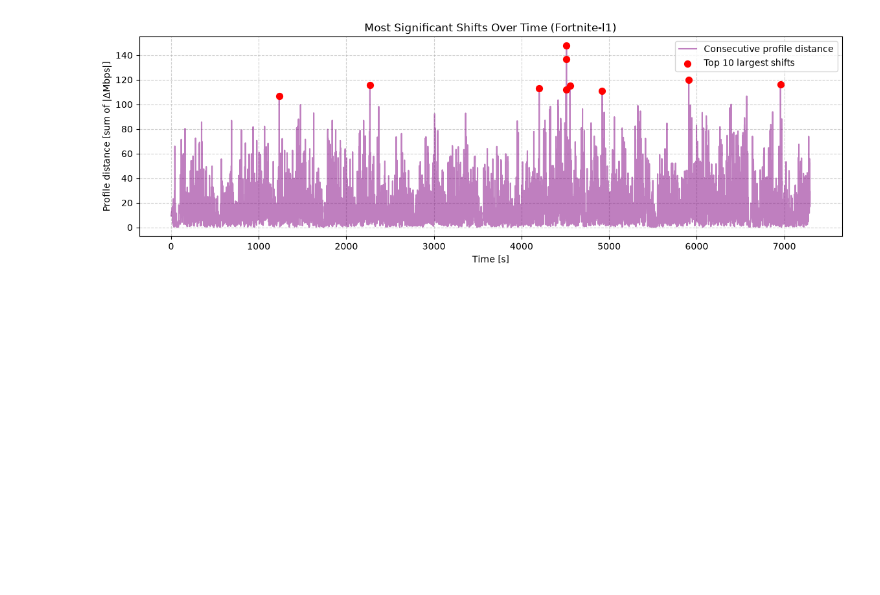
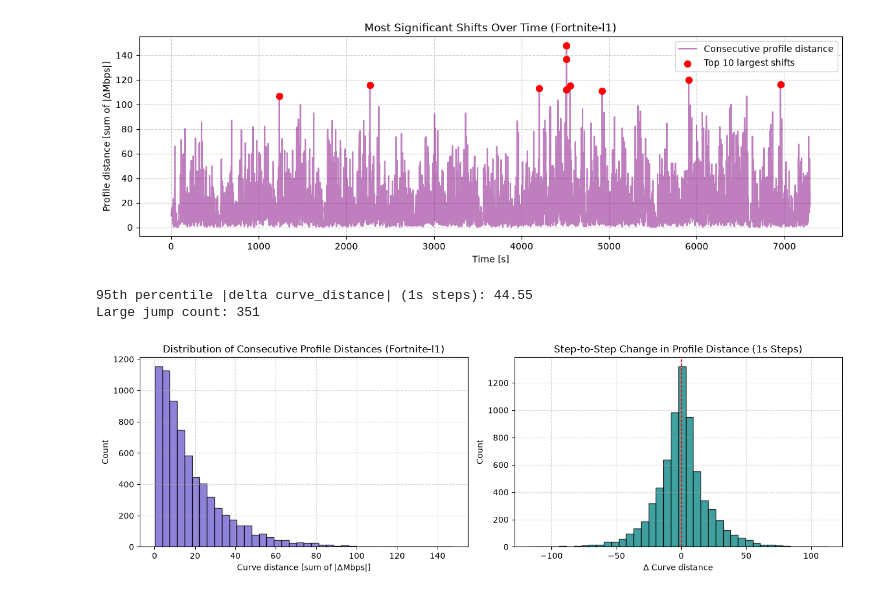
Before and after one commit to Michiru125/vmaf-throughput-scc-analysis, a Jupyter notebook: vmaf_throughput_analysis.ipynb, the cells around one changed output. Drawn from its saved outputs; the diff is of its cells as text; code cells hidden in the pictures; blank space fills up the shorter version.

Commit message:
SCC gorbek tavolsagainak eloszlasa es nagy valtasok elotti stabilitas

```diff
--- a/vmaf_throughput_analysis.ipynb
+++ b/vmaf_throughput_analysis.ipynb
@@ -384,3 +384,55 @@ A 10 legnagyobb egymást követő profilváltozás:
 | 4780 | 4921.0 | 4925.0 | 111.045352 |
 | 1179 | 1234.0 | 1235.0 | 106.909800 |
 [figure]
+# %%
+# 5. Profil-távolságok (curve_distance) és szomszédos különbségek eloszlása
+# Cél: megnézni, hogyan oszlanak el az egymást követő SCC-görbék közötti távolságok, valamint mennyit változik maga a profil-távolság egyik másodpercről a következőre.
+
+# Időrendi sorrendbe rendezés, hogy a diff() valóban időben egymást követő sorokat vonjon ki egymásból
+d_sorted = dist_df.sort_values("start_time").copy()
+
+# Megnézzük az ablakok közötti időkülönbséget (pl. 1.0 s folytonos-e, vagy volt-e kimaradt/kiszűrt másodperc közte)
+d_sorted["dt_step"] = d_sorted["next_time"] - d_sorted["start_time"]
+
+# Lépésenkénti változás a görbetávolságban: pozitív = nőtt a távolság, negatív = csökkent
+d_sorted["d_dist"] = d_sorted["curve_distance"].diff()
+
+# A változás abszolút értéke
+d_sorted["abs_d_dist"] = d_sorted["d_dist"].abs()
+
+# Csak folytonos (1.0 s) szomszédos lépések a lépésváltozásokhoz és eldobjuk az első sort, ahol még nincs előző lépés
+adj_steps = d_sorted[d_sorted["dt_step"] == 1.0].dropna(subset=["abs_d_dist"]).copy()
+
+# Nagy váltás küszöbe: pl. felső 5% a lépésenkénti |delta curve_distance| alapján
+jump_thresh = adj_steps["abs_d_dist"].quantile(0.95)
+
+# Logikai eldöntés: True, ha az adott 1s-os lépés eléri vagy meghaladja a nagy váltás küszöbét
+adj_steps["is_large_jump"] = adj_steps["abs_d_dist"] >= jump_thresh
+
+print(f"95th percentile |delta curve_distance| (1s steps): {jump_thresh:.2f}")
+print(f"Large jump count: {adj_steps['is_large_jump'].sum()}")
+
+# Eloszlásábra: bal oldalon a profil-távolságok, jobb oldalon a lépésváltozások eloszlása
+fig, axes = plt.subplots(1, 2, figsize=(13, 4.2))
+
+# Bal panel: mekkora profil-távolságok fordulnak elő leggyakrabban a teljes szűrt sorban
+axes[0].hist(d_sorted["curve_distance"], bins=40, color="slateblue", edgecolor="black", alpha=0.75)
+axes[0].set_title("Distribution of Consecutive Profile Distances (Fortnite-l1)")
+axes[0].set_xlabel("Curve distance [sum of |ΔMbps|]")
+axes[0].set_ylabel("Count")
+axes[0].grid(True, linestyle="--", alpha=0.5)
+
+# Jobb panel: hogyan változik a távolság egyik 1s-os lépésről a következőre (0 körül szimmetrikus-e)
+axes[1].hist(adj_steps["d_dist"], bins=40, color="teal", edgecolor="black", alpha=0.75)
+axes[1].axvline(0, color="red", linestyle="--", linewidth=1)
+axes[1].set_title("Step-to-Step Change in Profile Distance (1s Steps)")
+axes[1].set_xlabel("Δ Curve distance")
+axes[1].set_ylabel("Count")
+axes[1].grid(True, linestyle="--", alpha=0.5)
+
+plt.tight_layout()
+plt.show()
+# %% [output]
+95th percentile |delta curve_distance| (1s steps): 44.55
+Large jump count: 351
+[figure, added]
```
Also changed, not shown: parts of 1 cell of this notebook.
